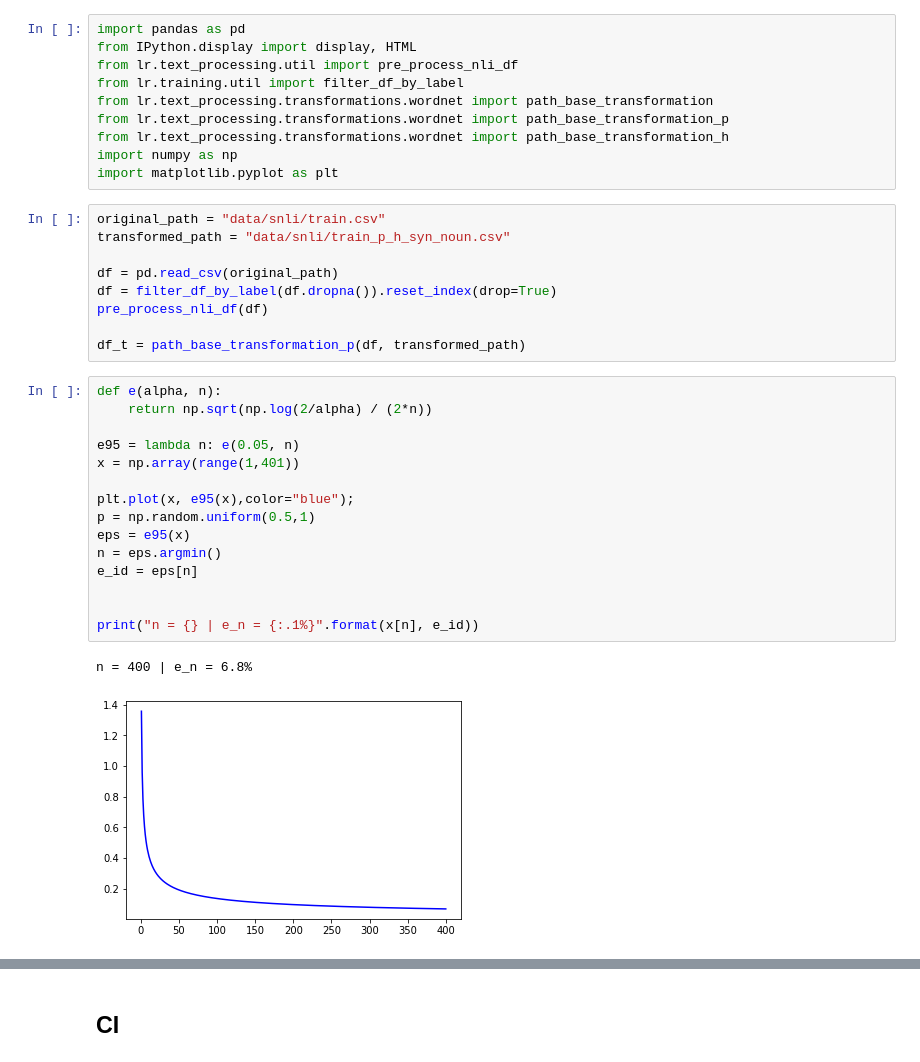
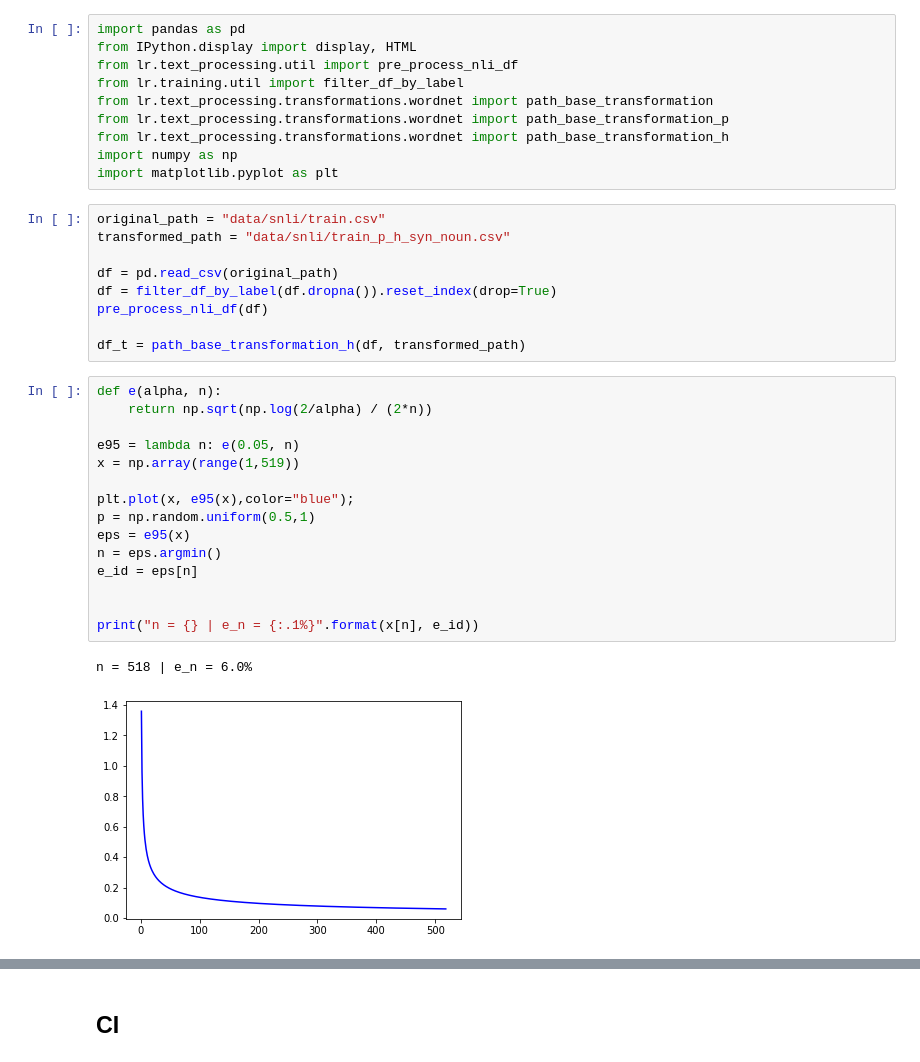
Before and after one commit to lukewanless/looking-for-equivalences, a Jupyter notebook: src/check_transformation.ipynb, the cells around one changed output, grey strips where cells are left out. Cells and saved outputs as stored; diff of their text form.

```diff
--- a/src/check_transformation.ipynb
+++ b/src/check_transformation.ipynb
@@ -16,25 +16,25 @@ df = pd.read_csv(original_path)
 df = filter_df_by_label(df.dropna()).reset_index(drop=True)
 pre_process_nli_df(df)
 
-df_t = path_base_transformation_p(df, transformed_path)
+df_t = path_base_transformation_h(df, transformed_path)
 # %%
 def e(alpha, n):
     return np.sqrt(np.log(2/alpha) / (2*n))
 
 e95 = lambda n: e(0.05, n)
-x = np.array(range(1,401))
+x = np.array(range(1,519))
 
 plt.plot(x, e95(x),color="blue");
 p = np.random.uniform(0.5,1)
 eps = e95(x)
 n = eps.argmin()
 e_id = eps[n]
 
 
 print("n = {} | e_n = {:.1%}".format(x[n], e_id))
 # %% [output]
-n = 400 | e_n = 6.8%
+n = 518 | e_n = 6.0%
-[figure, old version]
+[figure, new version]
 # %%
 samples = 500
 good = []
```
Also changed, not shown: parts of 4 cells of this notebook.
